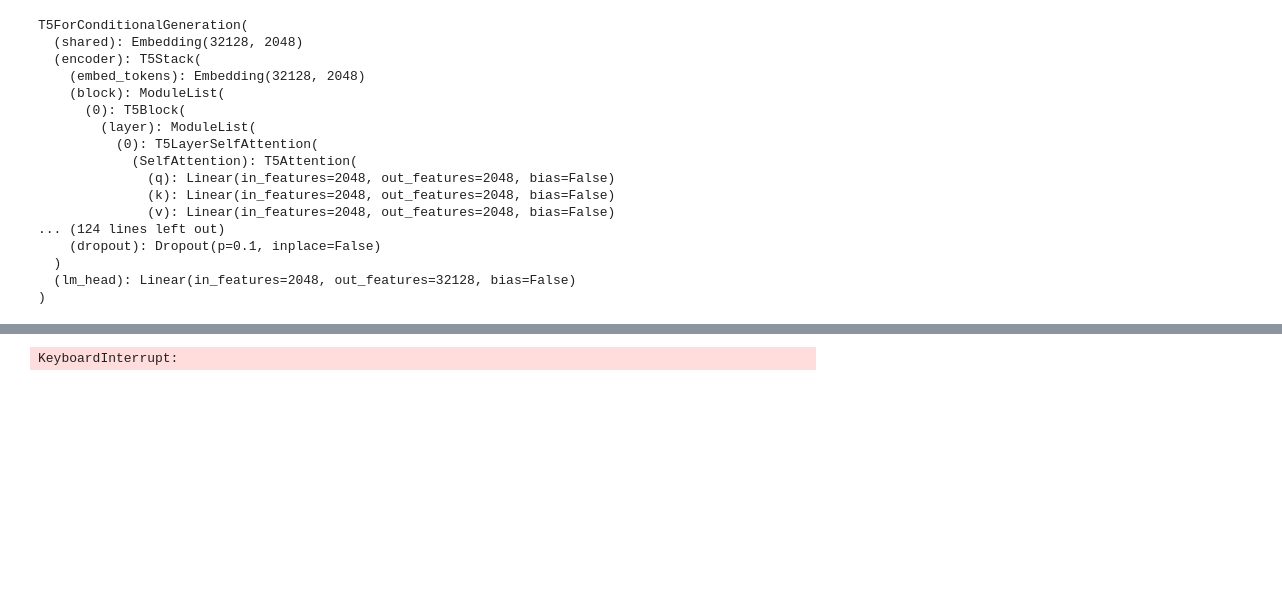
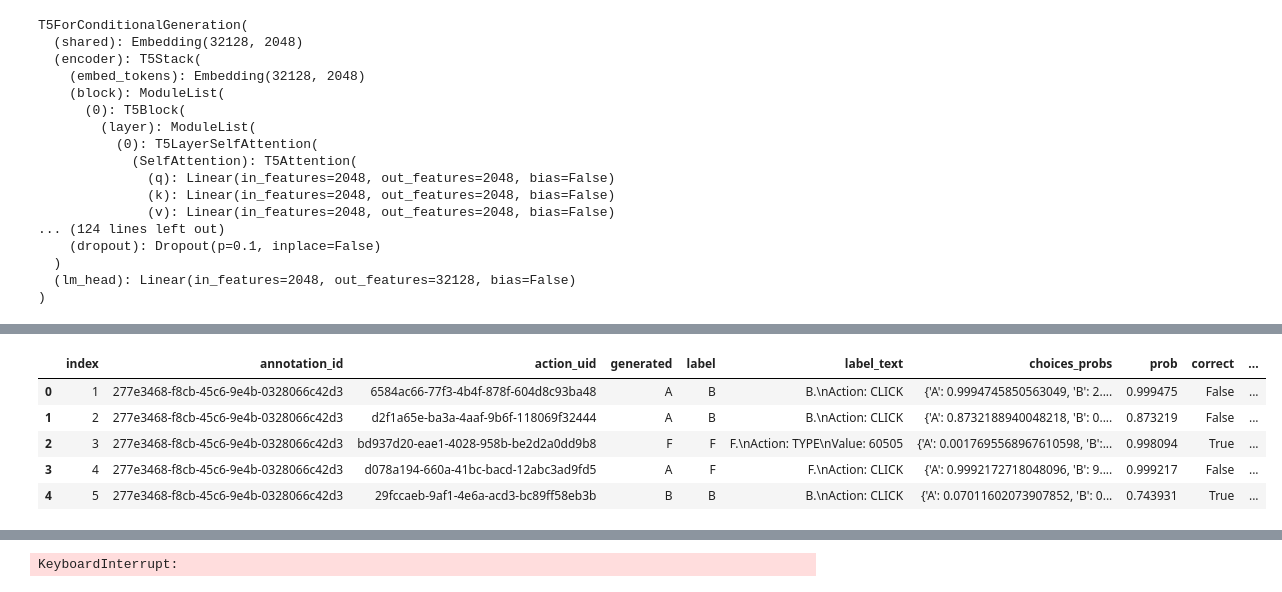
Before and after one commit to amitxy/Robots-That-Ask-For-Help-Over-The-Horizon, a Jupyter notebook: research.ipynb, the cells around one changed output, grey strips where cells are left out. Saved outputs shown, nothing was run; the diff lists cells and outputs as text; code cells hidden in the pictures; blank space fills up the shorter version.

```diff
--- a/research.ipynb
+++ b/research.ipynb
@@ -280,0 +262,17 @@ np.float64(1.0)
+# %%
+# test_df = run_evaluation(test_dict.values(), max_iter=10)
+# test_df.to_pickle("test_results.pkl")
+test_df = pd.read_pickle("test_results.pkl")
+
+test_df['correct'] = test_df['generated'] == test_df['label']
+test_df['pred_set'] = test_df['choices_probs'].apply(lambda row: [ label for label, prob in row.items() if 1 - prob <= threshold])
+test_df['pred_set_size'] = test_df['pred_set'].apply(len)
+test_task_group = test_df.groupby('annotation_id')
+test_df.head()
+# %% [output]
+|  | index | annotation_id | action_uid | generated | label | label_text | choices_probs | prob | correct | ... |
+| 0 | 1 | 277e3468-f8cb-45c6-9e4b-0328066c42d3 | 6584ac66-77f3-4b4f-878f-604d8c93ba48 | A | B | B.\nAction: CLICK | {'A': 0.9994745850563049, 'B': 2.... | 0.999475 | False | ... |
+| 1 | 2 | 277e3468-f8cb-45c6-9e4b-0328066c42d3 | d2f1a65e-ba3a-4aaf-9b6f-118069f32444 | A | B | B.\nAction: CLICK | {'A': 0.8732188940048218, 'B': 0.... | 0.873219 | False | ... |
+| 2 | 3 | 277e3468-f8cb-45c6-9e4b-0328066c42d3 | bd937d20-eae1-4028-958b-be2d2a0dd9b8 | F | F | F.\nAction: TYPE\nValue: 60505 | {'A': 0.0017695568967610598, 'B':... | 0.998094 | True | ... |
+| 3 | 4 | 277e3468-f8cb-45c6-9e4b-0328066c42d3 | d078a194-660a-41bc-bacd-12abc3ad9fd5 | A | F | F.\nAction: CLICK | {'A': 0.9992172718048096, 'B': 9.... | 0.999217 | False | ... |
+| 4 | 5 | 277e3468-f8cb-45c6-9e4b-0328066c42d3 | 29fccaeb-9af1-4e6a-acd3-bc89ff58eb3b | B | B | B.\nAction: CLICK | {'A': 0.07011602073907852, 'B': 0... | 0.743931 | True | ... |
```
Also changed, not shown: parts of 15 cells of this notebook.
